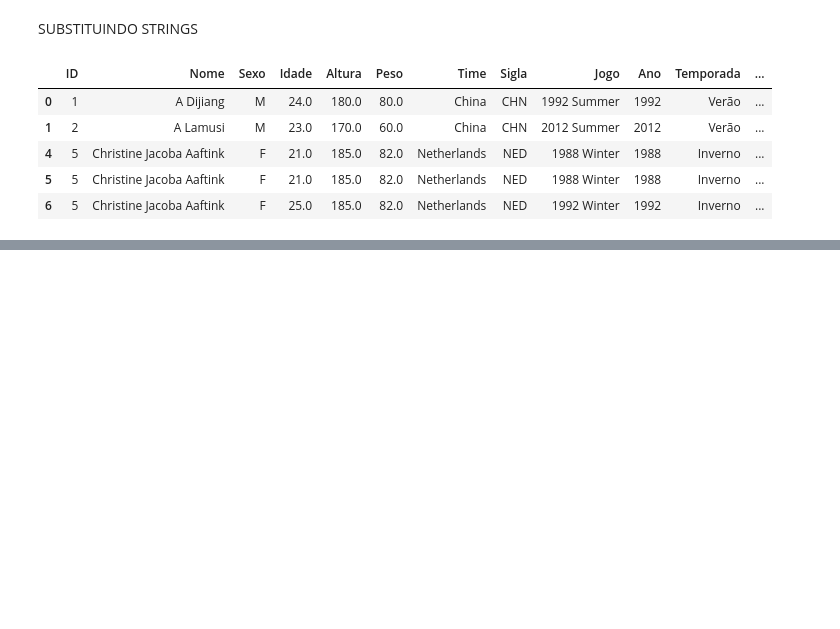
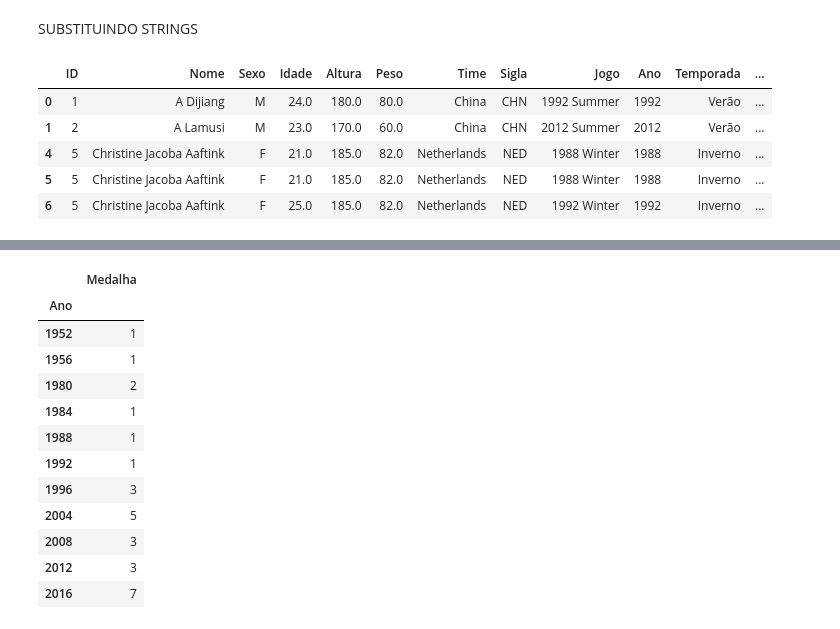
Before and after one commit to rafaelkashira23/Do-ETL-ao-Machine-Learning---120-anos-de-Olimpiadas---Impacta-Tecnologia, a Jupyter notebook: 120_ANOS_OLIMPIADAS.ipynb, the cells around one changed output, grey strips where cells are left out. Saved outputs shown, nothing was run; the diff lists cells and outputs as text; code cells hidden in the pictures; blank space fills up the shorter version.

```diff
--- a/120_ANOS_OLIMPIADAS.ipynb
+++ b/120_ANOS_OLIMPIADAS.ipynb
@@ -196,0 +241,17 @@ olim.head()
+# %%
+#contagem de medalhas
+olimPais[(olimPais['Sigla'] == 'BRA') & (olimPais['Medalha'] == 'Gold')].groupby(['Ano'])[['Medalha']].count()
+# %% [output]
+|  | Medalha |
+| Ano |  |
+| 1952 | 1 |
+| 1956 | 1 |
+| 1980 | 2 |
+| 1984 | 1 |
+| 1988 | 1 |
+| 1992 | 1 |
+| 1996 | 3 |
+| 2004 | 5 |
+| 2008 | 3 |
+| 2012 | 3 |
+| 2016 | 7 |
```
Also changed, not shown: parts of 7 cells of this notebook.
